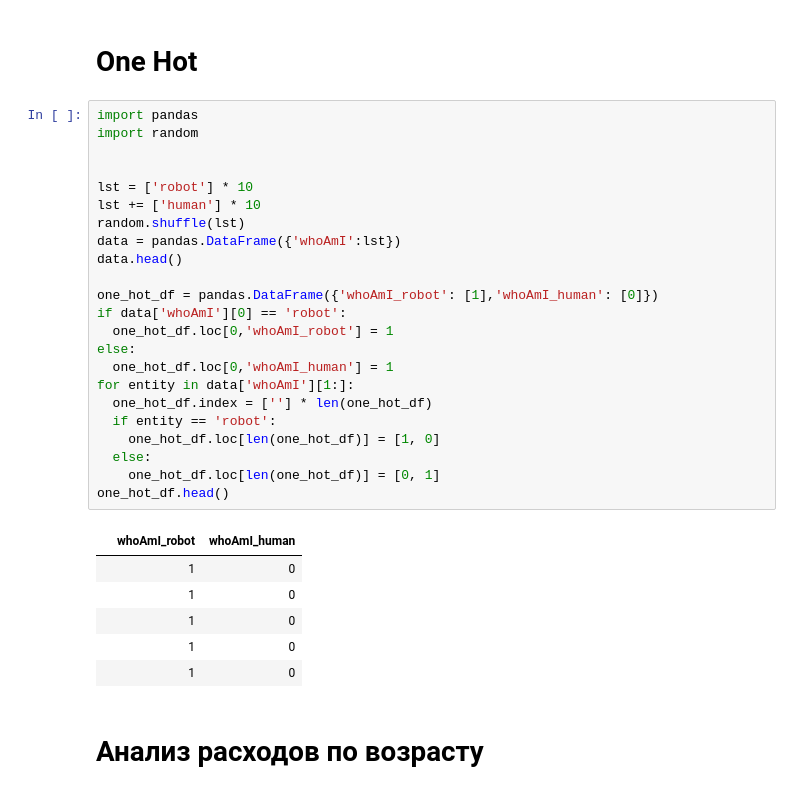
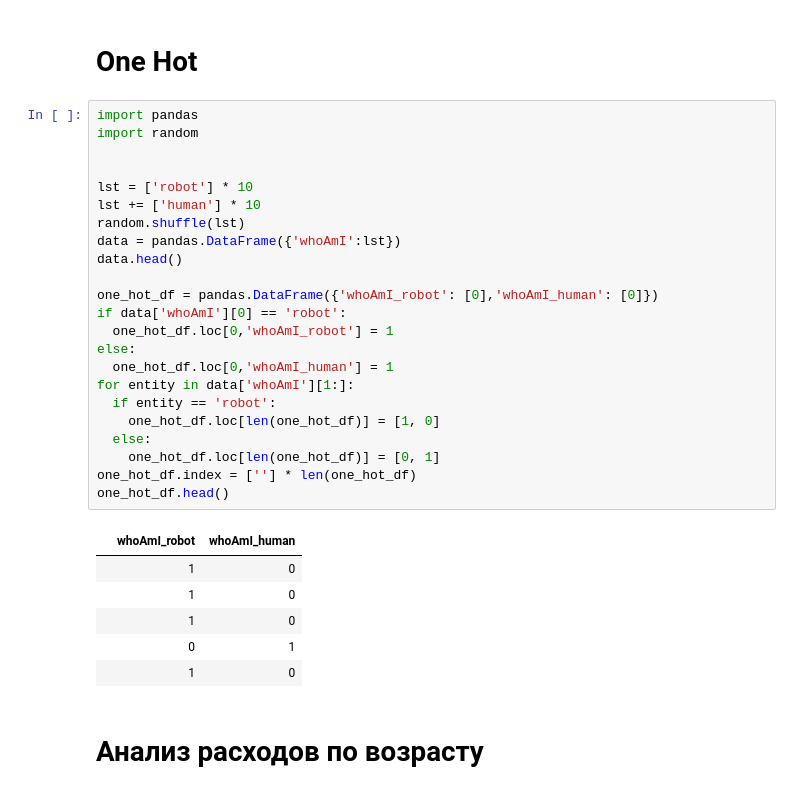
Before and after one commit to Borz80lvl/GeekBrains_Homework, a Jupyter notebook: Python/Introduction to Python/Pandas/practical_task_10.ipynb, the cells around one changed output. Saved outputs shown, nothing was run; the diff lists cells and outputs as text.

```diff
--- a/Python/Introduction to Python/Pandas/practical_task_10.ipynb
+++ b/Python/Introduction to Python/Pandas/practical_task_10.ipynb
@@ -3,33 +3,33 @@
 # %%
 import pandas
 import random
 
 
 lst = ['robot'] * 10
 lst += ['human'] * 10
 random.shuffle(lst)
 data = pandas.DataFrame({'whoAmI':lst})
 data.head()
 
-one_hot_df = pandas.DataFrame({'whoAmI_robot': [1],'whoAmI_human': [0]})
+one_hot_df = pandas.DataFrame({'whoAmI_robot': [0],'whoAmI_human': [0]})
 if data['whoAmI'][0] == 'robot':
   one_hot_df.loc[0,'whoAmI_robot'] = 1
 else:
   one_hot_df.loc[0,'whoAmI_human'] = 1
 for entity in data['whoAmI'][1:]:
-  one_hot_df.index = [''] * len(one_hot_df)
   if entity == 'robot':
     one_hot_df.loc[len(one_hot_df)] = [1, 0]
   else:
     one_hot_df.loc[len(one_hot_df)] = [0, 1]
+one_hot_df.index = [''] * len(one_hot_df)
 one_hot_df.head()
 # %% [output]
 |  | whoAmI_robot | whoAmI_human |
 |  | 1 | 0 |
 |  | 1 | 0 |
 |  | 1 | 0 |
+|  | 0 | 1 |
 |  | 1 | 0 |
-|  | 1 | 0 |
 # %% [markdown]
 # **Анализ расходов по возрасту**
 # %%
```
